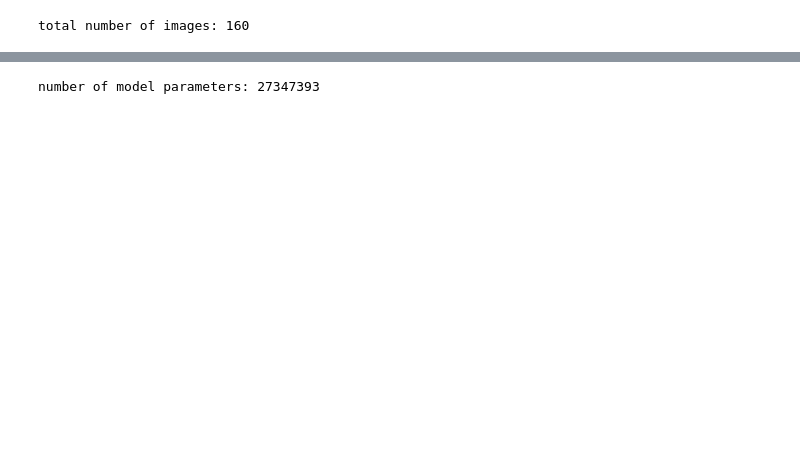
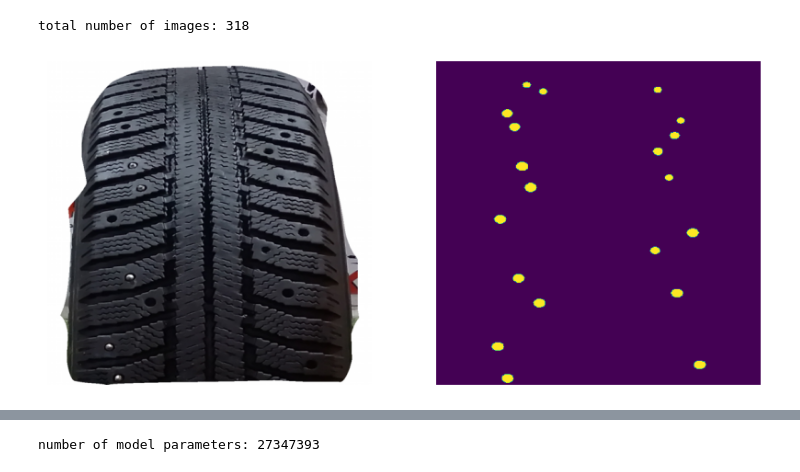
Before and after one commit to V1adych/kolobok, a Jupyter notebook: ml/notebooks/count_spikes.ipynb, the cells around one changed output, grey strips where cells are left out. Drawn from its saved outputs; the diff is of its cells as text; code cells hidden in the pictures; blank space fills up the shorter version.

```diff
--- a/ml/notebooks/count_spikes.ipynb
+++ b/ml/notebooks/count_spikes.ipynb
@@ -9,15 +1,12 @@ env: CUDA_VISIBLE_DEVICES=2
 # %%
-from typing import Iterable
+from typing import Iterable, Optional
 import json
 from pathlib import Path
 from copy import deepcopy
-from itertools import product
-from multiprocessing import Pool, cpu_count
 
 import numpy as np
 import cv2
-
-from matplotlib import pyplot as plt, colormaps as cm
+from matplotlib import pyplot as plt
 
 import torch
 from torch import nn
@@ -31,5 +20,6 @@ from tqdm import tqdm
 
 from transformers import SegformerForSemanticSegmentation, SegformerConfig
 
-images_dir = Path("data/dataset_crop")
-labels_path = Path("data/result.json")
+data_dir = Path("../input/spike-segmentation/data")
+images_dir = data_dir / "dataset_crop"
+labels_path = data_dir / "result.json"
@@ -136,10 +124,21 @@ train_dataset, val_dataset = random_split(
     generator=torch.Generator().manual_seed(42),
 )
 
-train_loader = DataLoader(train_dataset, batch_size=16, shuffle=True, num_workers=8)
-val_loader = DataLoader(val_dataset, batch_size=16, shuffle=False, num_workers=8)
+train_loader = DataLoader(train_dataset, batch_size=8, shuffle=True, num_workers=4)
+val_loader = DataLoader(val_dataset, batch_size=16, shuffle=False, num_workers=4)
 # %% [output]
-total number of images: 160
+total number of images: 318
+# %%
+img, mask = train_dataset[0]
+
+fig, ax = plt.subplots(1, 2, figsize=(10, 5))
+ax[0].imshow(img.permute(1, 2, 0))
+ax[1].imshow(mask)
+for i in ax:
+    i.axis("off")
+plt.show()
+# %% [output]
+[figure, added]
 # %%
 class SegformerWrapper(nn.Module):
     def __init__(self, model: nn.Module):
```
Also changed, not shown: parts of 7 cells of this notebook, 9 other files.
